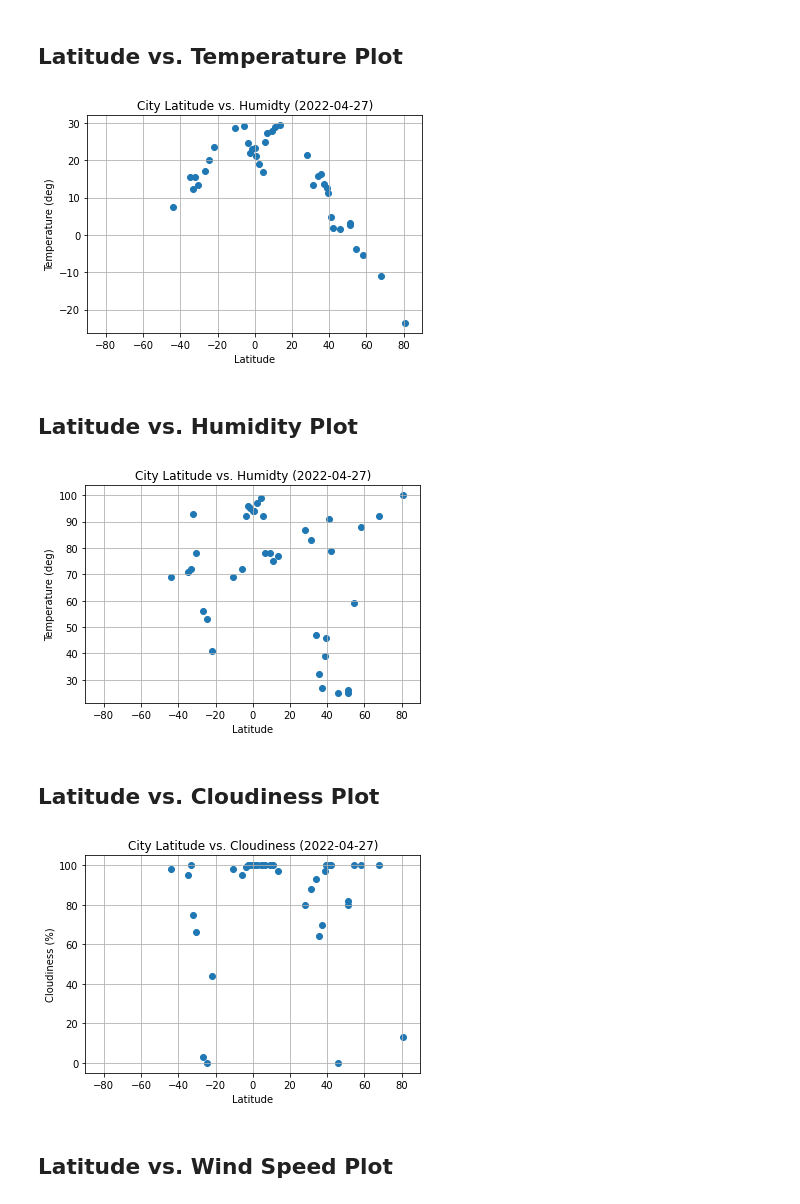
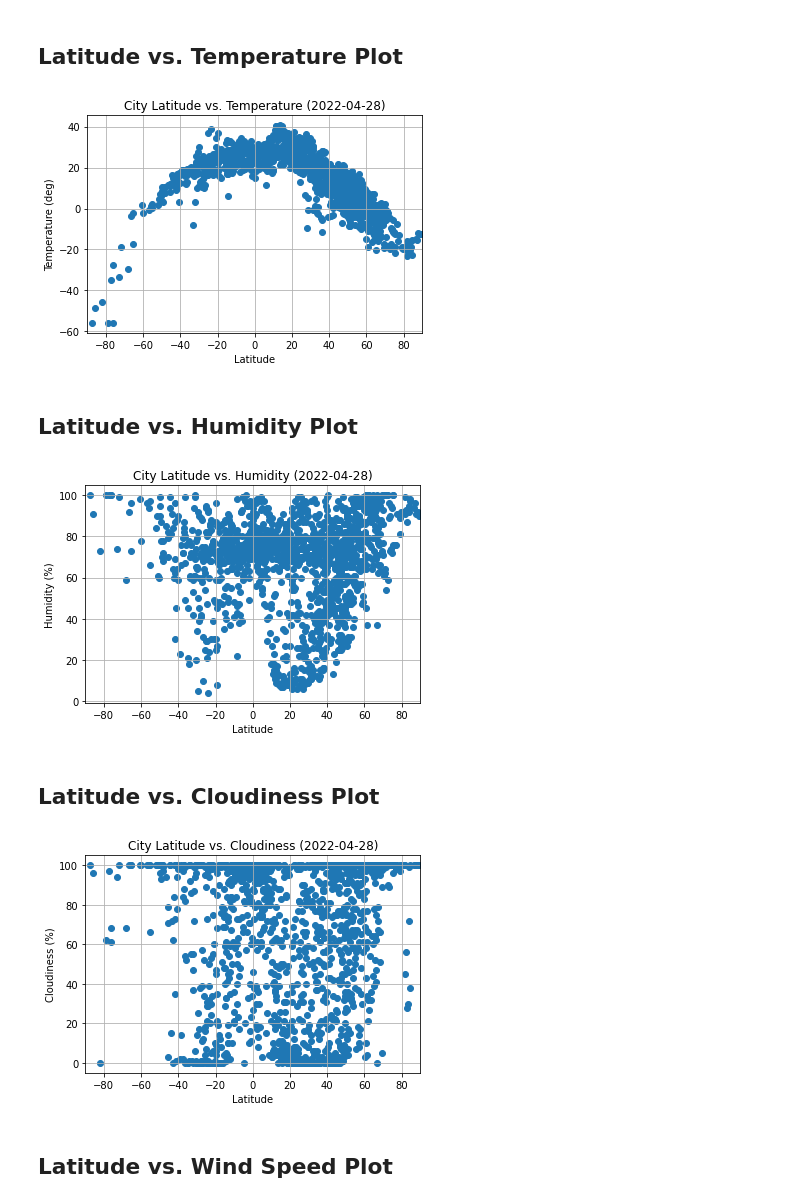
Before and after one commit to Ejwpls/python-api-challenge, a Jupyter notebook: starter_code/WeatherPy.ipynb, the cells around one changed output. Drawn from its saved outputs; the diff is of its cells as text; code cells hidden in the pictures.

```diff
--- a/starter_code/WeatherPy.ipynb
+++ b/starter_code/WeatherPy.ipynb
@@ -20,26 +20,29 @@ from api_keys import weather_api_key
 ## Generate Cities List
 # %%
 longtitude_ = 115.86 #Based on Perth
-latitude_lst = []
+
 #Get random number of latitude with fixed longtitude
 #Empty list to fill City
 city_lst = []
 country_lst = []
 long_lst = []
+latitude_lst = []
+
 
 #generating random cities in the fixed longitutde
 
-for i in range(100):
+for i in range(5000):
     #use Citipipy module
     lat_ = np.random.uniform(-90,90)
+    long_ = np.random.uniform(-180,180)
     latitude_lst.append(lat_)
+    long_lst.append(long_)
 
-    city = citipy.nearest_city(float(lat_), longtitude_)
+    city = citipy.nearest_city(float(lat_), float(long_))
     country = city.country_code
     country_lst.append(country)
     city = city.city_name
     city_lst.append(city)
-    long_lst.append(longtitude_)
 # %% [markdown]
 ### Perform API Calls
 * Perform a weather check on each city using a series of successive API calls.
@@ -72,7 +75,7 @@ i = 0
 
 # Loop through cities and assign to the empty list
 for i in range(len(city_df)):
-    query_url = url + 'lat=' + str(city_df.iloc[i,2]) + '&lon=' + str(longtitude_) + '&appid=' + weather_api_key + "&units=metric"
+    query_url = url + 'lat=' + str(city_df.iloc[i,2]) + '&lon=' + str(city_df.iloc[i,3]) + '&appid=' + weather_api_key + "&units=metric"
     weather_response = requests.get(query_url)
     weather_json = weather_response.json()
     #print(city_df.iloc[i,2])
@@ -166,28 +170,28 @@ plt.xlabel('Latitude')
 plt.ylabel('Temperature (deg)')
 plt.xlim([-90,90])
 plt.grid()
-plt.title(f'City Latitude vs. Humidty ({dt})')
+plt.title(f'City Latitude vs. Temperature ({dt})')
 plt.savefig('Fig1 - Latitude vs. Temperature Plot.png')
 plt.show()
 # %% [output]
-[figure, old version]
+[figure, new version]
 # %% [markdown]
 ## Latitude vs. Humidity Plot
 # %%
 x_values = clean_city_df['lat']
 y_values = clean_city_df['humidity']
 plt.figure(facecolor="w")
 plt.scatter(x_values,y_values)
 plt.xlabel('Latitude')
-plt.ylabel('Temperature (deg)')
+plt.ylabel('Humidity (%)')
 plt.grid()
 plt.xlim([-90,90])
 plt.show
 plt.title(f'City Latitude vs. Humidity ({dt})')
-plt.savefig('Fig1 - Latitude vs. Humidity Plot.png')
+plt.savefig('Fig2 - Latitude vs. Humidity Plot.png')
 plt.show()
 # %% [output]
-[figure, old version]
+[figure, new version]
 # %% [markdown]
 ## Latitude vs. Cloudiness Plot
 # %%
@@ -204,7 +208,7 @@ plt.title(f'City Latitude vs. Cloudiness ({dt})')
 plt.savefig('Fig3 - Latitude vs. Cloudiness Plot.png')
 plt.show()
 # %% [output]
-[figure, old version]
+[figure, new version]
 # %% [markdown]
 ## Latitude vs. Wind Speed Plot
 # %%
```
Also changed, not shown: parts of 13 cells of this notebook, 7 other files.
